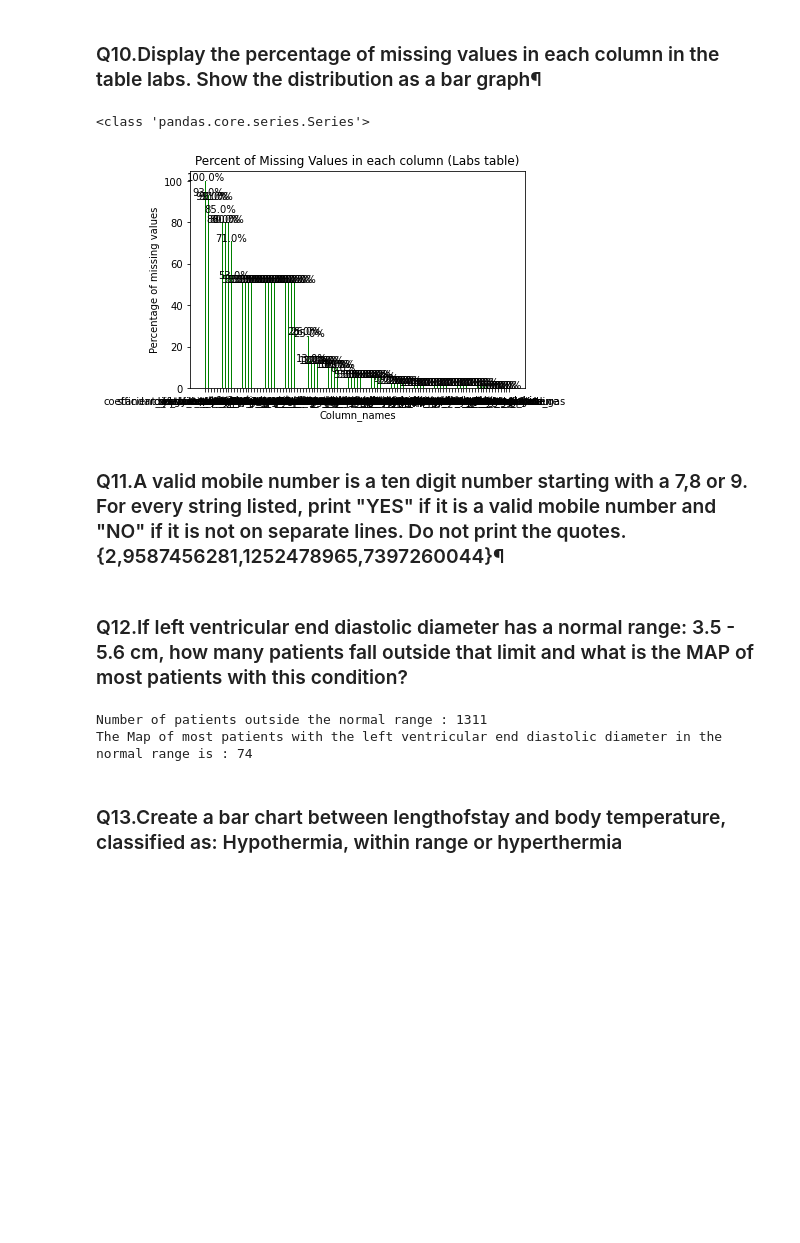
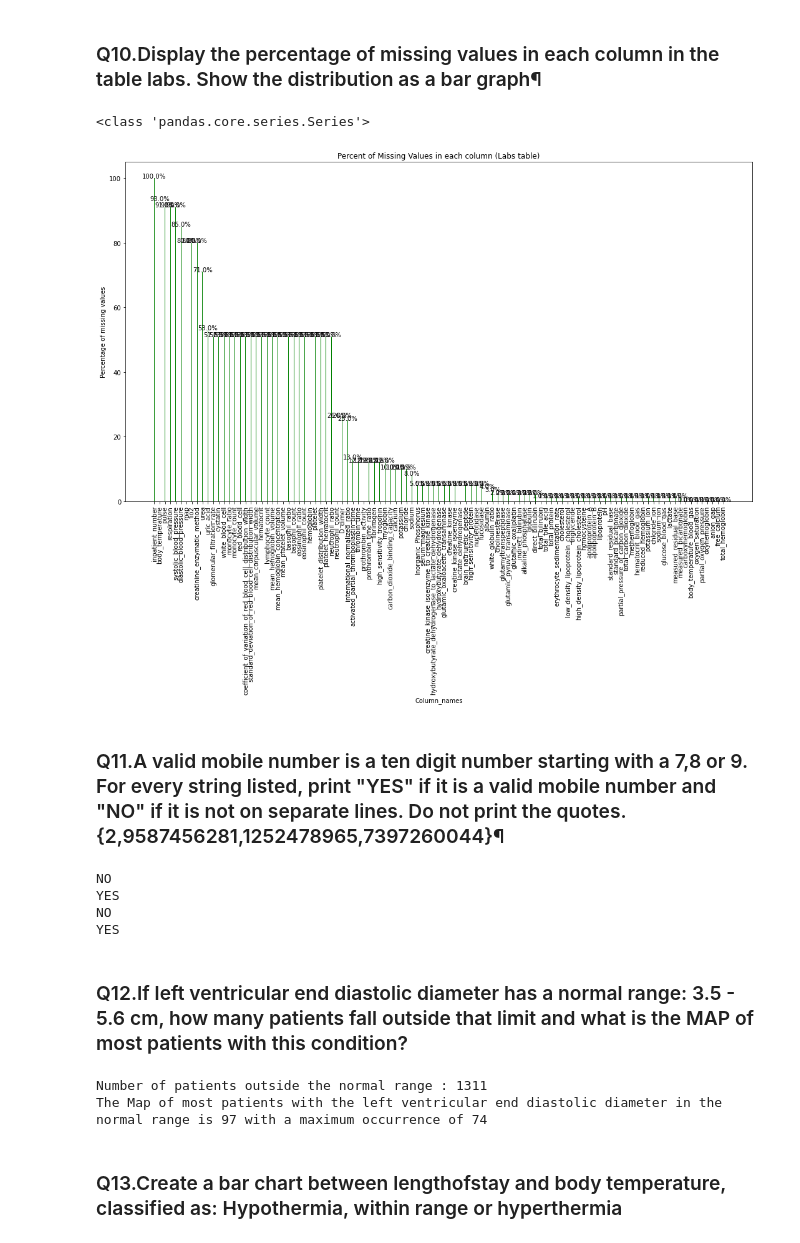
Before and after one commit to SivasankariDA112/03_Hacktivators_PythonHackathon_Apr24, a Jupyter notebook: Team03_Hacktivators_2024.ipynb, the cells around one changed output. Cells and saved outputs as stored; diff of their text form; code cells hidden in the pictures; blank space fills up the shorter version.

```diff
--- a/Team03_Hacktivators_2024.ipynb
+++ b/Team03_Hacktivators_2024.ipynb
@@ -83,18 +91,2 @@ percentage
 # %% [markdown]
 ### Q5.What is the ratio of patients who were responsive to pain vs responsive to sound?
-# %%
-#Intialising the variables
-
-pain_responsive_count=0
-sound_responsive_count=0
-
-for i in df4['consciousness']:
-    if(i=="ResponsiveToSound"):
-          sound_responsive_count+=1
-    elif i=="ResponsiveToPain":
-          pain_responsive_count+=1
-
-ratio=sound_responsive_count/pain_responsive_count
-print("Pain Responsive Count: ",pain_responsive_count)
-print("Sound Responsive Count: ",sound_responsive_count)
-print("Ratio of patients responsive to pain vs responsive to sound:", ratio)
@@ -104,0 +93,16 @@ Ratio of patients responsive to pain vs responsive to sound: 4.75
+# %%
+#Intialising the variables
+
+pain_responsive_count=0
+sound_responsive_count=0
+
+for i in Responsivenes['consciousness']:
+    if(i=="ResponsiveToSound"):
+          sound_responsive_count+=1
+    elif i=="ResponsiveToPain":
+          pain_responsive_count+=1
+
+ratio=sound_responsive_count/pain_responsive_count
+print("Pain Responsive Count: ",pain_responsive_count)
+print("Sound Responsive Count: ",sound_responsive_count)
+print("Ratio of patients responsive to pain vs responsive to sound:", ratio)
@@ -223,36 +243,50 @@ The result is: [131, 84, 162, 68]
 # %%
 #Calculating the missing values of each column in Labs and converting to percentage
 #Since the number of columns in the lab dataset are more than 100, the names of each column are getting overlapped
 
-percent_missing_values = df3.isnull().mean().round(2)* 100
+percent_missing_values = Labs.isnull().mean().round(2)* 100
 print(type(percent_missing_values))
 
 # Sorting the missing values in descending order
 sorting_missing_values = percent_missing_values.sort_values(ascending=False)
 
 #Defining the x and y lables for the bar graph
-x= df3.columns
+x= Labs.columns
 y = sorting_missing_values
-width = 0.2
-fig, ax = plt.subplots()
+width = 0.1              # Keeping the width size to a min value to show all the columns clearly
+fig, ax = plt.subplots(figsize=(18, 10))
+
 plt.xlabel('Column_names')
+plt.xticks(range(len(x)), x, rotation='vertical')   # Showing the column names vertically
 plt.ylabel('Percentage of missing values')
 plt.title('Percent of Missing Values in each column (Labs table)')
 styling = ax.bar(x, y, width, align='center',color='green')
 
 # For calculating the percentage for each column
 for i in styling:
     height = i.get_height()
     ax.text(x=i.get_x() + i.get_width() / 2, y=height+0.050,  #setting the height and width of each column
       s="{}%".format(height),
       ha='center')
 
 plt.show()
 # %% [output]
 <class 'pandas.core.series.Series'>
-[figure, old version]
+[figure, new version]
 # %% [markdown]
 ### Q11.A valid mobile number is a ten digit number starting with a 7,8 or 9. For every string listed, print "YES" if it is a valid mobile number and "NO" if it is not on separate lines. Do not print the quotes.{2,9587456281,1252478965,7397260044}¶
+# %%
+str_list=['2','9587456281','1252478965','7397260044']
+for s in str_list:
+    if len(s)==10 and s[0] in ['7','8','9']:
+         print("YES")
+    else:
+         print("NO")
+# %% [output]
+NO
+YES
+NO
+YES
 # %% [markdown]
 ### Q12.If left ventricular end diastolic diameter has a normal range: 3.5 - 5.6 cm, how many patients fall outside that limit and what is the MAP of most patients with this condition?
 # %%
@@ -260,7 +294,7 @@ plt.show()
 normal_min = 3.5
 normal_max = 5.6
 
-patients_outside_normal_range=df5.loc[(df5['left_ventricular_end_diastolic_diameter_LV'] < normal_min) | (df5['left_ventricular_end_diastolic_diameter_LV'] > normal_max)]
+patients_outside_normal_range=CardiacComplications.loc[(CardiacComplications['left_ventricular_end_diastolic_diameter_LV'] < normal_min) | (CardiacComplications['left_ventricular_end_diastolic_diameter_LV'] > normal_max)]
 print('Number of patients outside the normal range :',patients_outside_normal_range.shape[0])
 patients_outside_normal_range
 
@@ -269,7 +303,7 @@ df_cardiac=patients_outside_normal_range[['inpatient_number','left_ventricular_e
 df_cardiac.shape
 
 #extract the required cols from Labs
-df_labs= df3[['inpatient_number','map']]
+df_labs= Labs[['inpatient_number','map']]
 df_labs
 
 #merge the two datasets on inpatient column
@@ -290,10 +324,10 @@ map_count
 
 max(map_count['map'])
 
-print('The Map of most patients with the left ventricular end diastolic diameter in the normal range is :',map_count['map'].iloc[0])
+print(f'The Map of most patients with the left ventricular end diastolic diameter in the normal range is 97 with a maximum occurrence of {map_count["map"].iloc[0]}')
 # %% [output]
 Number of patients outside the normal range : 1311
-The Map of most patients with the left ventricular end diastolic diameter in the normal range is : 74
+The Map of most patients with the left ventricular end diastolic diameter in the normal range is 97 with a maximum occurrence of 74
 # %% [markdown]
 ### Q13.Create a bar chart between lengthofstay and body temperature, classified as: Hypothermia, within range or hyperthermia
 # %%
```
Also changed, not shown: parts of 15 cells of this notebook.
